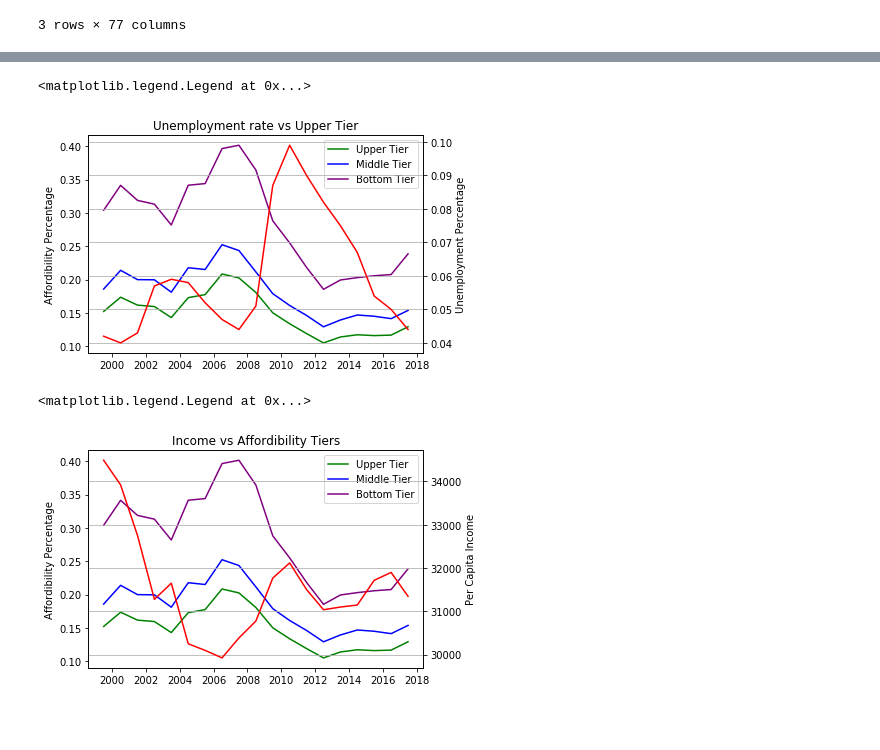
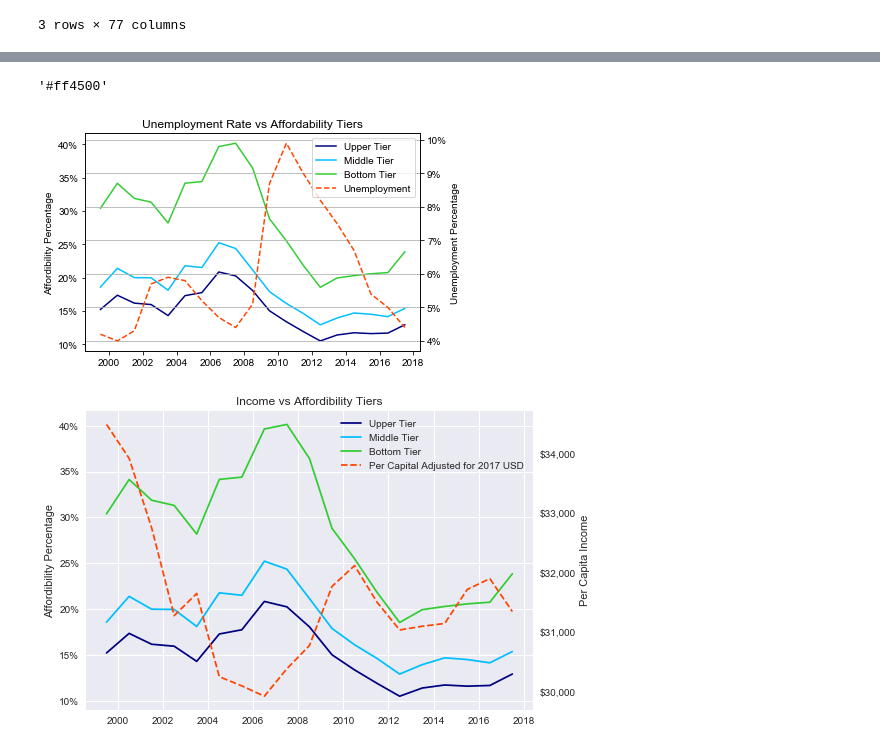
Before and after one commit to LoriHarris/Real_Estate_Affordability, a Jupyter notebook: Cleaning Labor, Income, and Education CSVs.ipynb, the cells around one changed output, grey strips where cells are left out. Cells and saved outputs as stored; diff of their text form; code cells hidden in the pictures; blank space fills up the shorter version.

```diff
--- a/Cleaning Labor, Income, and Education CSVs.ipynb
+++ b/Cleaning Labor, Income, and Education CSVs.ipynb
@@ -136,39 +133,69 @@ dtype: object
+# %%
+a = "#000080"
+b = "#00BFFF"
+c = "#32cd32"
+d = "#FF4500"
+clt.to_hex(a)
+clt.to_hex(b)
+clt.to_hex(c)
+clt.to_hex(d)
+# %% [output]
+'#ff4500'
 # %%
 rate = mort_df4["Unemployment"]
 date = mort_df4["tier"]
 fig, ax1 = plt.subplots()
 ax2 = ax1.twinx()
-ax1.plot(date, mort_df4["Upper Tier"], "g-")
-ax1.plot(date, mort_df4["Middle Tier"], "b-")
-ax1.plot(date, mort_df4["Bottom Tier"], "purple")
-ax2.plot(date, mort_df4["Unemployment"], "r-")
-plt.title("Unemployment rate vs Upper Tier")
+ax1.plot(date, mort_df4["Upper Tier"], color=a)
+ax1.plot(date, mort_df4["Middle Tier"], color=b)
+ax1.plot(date, mort_df4["Bottom Tier"], color=c)
+ax2.plot(date, mort_df4["Unemployment"], color=d, linestyle="--")
+plt.title("Unemployment Rate vs Affordability Tiers")
 plt.xlabel("Unemployment Rate")
 ax1.set_ylabel("Affordibility Percentage")
 ax2.set_ylabel("Unemployment Percentage")
+ax1.yaxis.set_major_formatter(FuncFormatter('{0:.0%}'.format))
+ax2.yaxis.set_major_formatter(FuncFormatter('{0:.0%}'.format))
+
 plt.grid()
-ax1.legend()
+handles, labels = ax1.get_legend_handles_labels()
+handles1, labels1 = ax2.get_legend_handles_labels()
+plt.legend(handles + handles1, labels + labels1, loc="upper right")
+
+
+plt.style.use("seaborn")
+plt.savefig("Affordability_And_Unemployment.png")
+plt.show()
 # %% [output]
-<matplotlib.legend.Legend at 0x...>
-[figure, old version]
+[figure, new version]
 # %%
 per_capita = income1["Per Capital Adjusted for 2017 USD"]
 date = mort_df4["tier"]
 fig, ax1 = plt.subplots()
 ax2 = ax1.twinx()
-ax1.plot(date, mort_df4["Upper Tier"], "g-")
-ax1.plot(date, mort_df4["Middle Tier"], "b-")
-ax1.plot(date, mort_df4["Bottom Tier"], "purple")
-ax2.plot(date, per_capita, "r-")
+ax1.plot(date, mort_df4["Upper Tier"], color=a)
+ax1.plot(date, mort_df4["Middle Tier"], color=b)
+ax1.plot(date, mort_df4["Bottom Tier"], color=c)
+ax2.plot(date, per_capita, color=d, linestyle="--")
 plt.title("Income vs Affordibility Tiers")
 plt.xlabel("Unemployment Rate")
 ax1.set_ylabel("Affordibility Percentage")
 ax2.set_ylabel("Per Capita Income")
+
+ax1.yaxis.set_major_formatter(FuncFormatter('{0:.0%}'.format))
+ax2.yaxis.set_major_formatter(mpl.ticker.StrMethodFormatter('${x:,.0f}'))
+
 plt.grid()
-ax1.legend()
+handles, labels = ax1.get_legend_handles_labels()
+handles1, labels1 = ax2.get_legend_handles_labels()
+legend = plt.legend(handles + handles1, labels + labels1, loc="upper right")
+
+
+plt.style.use("seaborn")
+plt.savefig("Affordability_And_Income.png")
+plt.show()
 # %% [output]
-<matplotlib.legend.Legend at 0x...>
-[figure, old version]
+[figure, new version]
 # %%
 mort_df5 = mort_df1[["2016-03-31", "2016-06-30", "2016-09-30", "2016-12-31"]]
 mort_df5 = mort_df5.T
```
Also changed, not shown: parts of 7 cells of this notebook, 3 other files.
